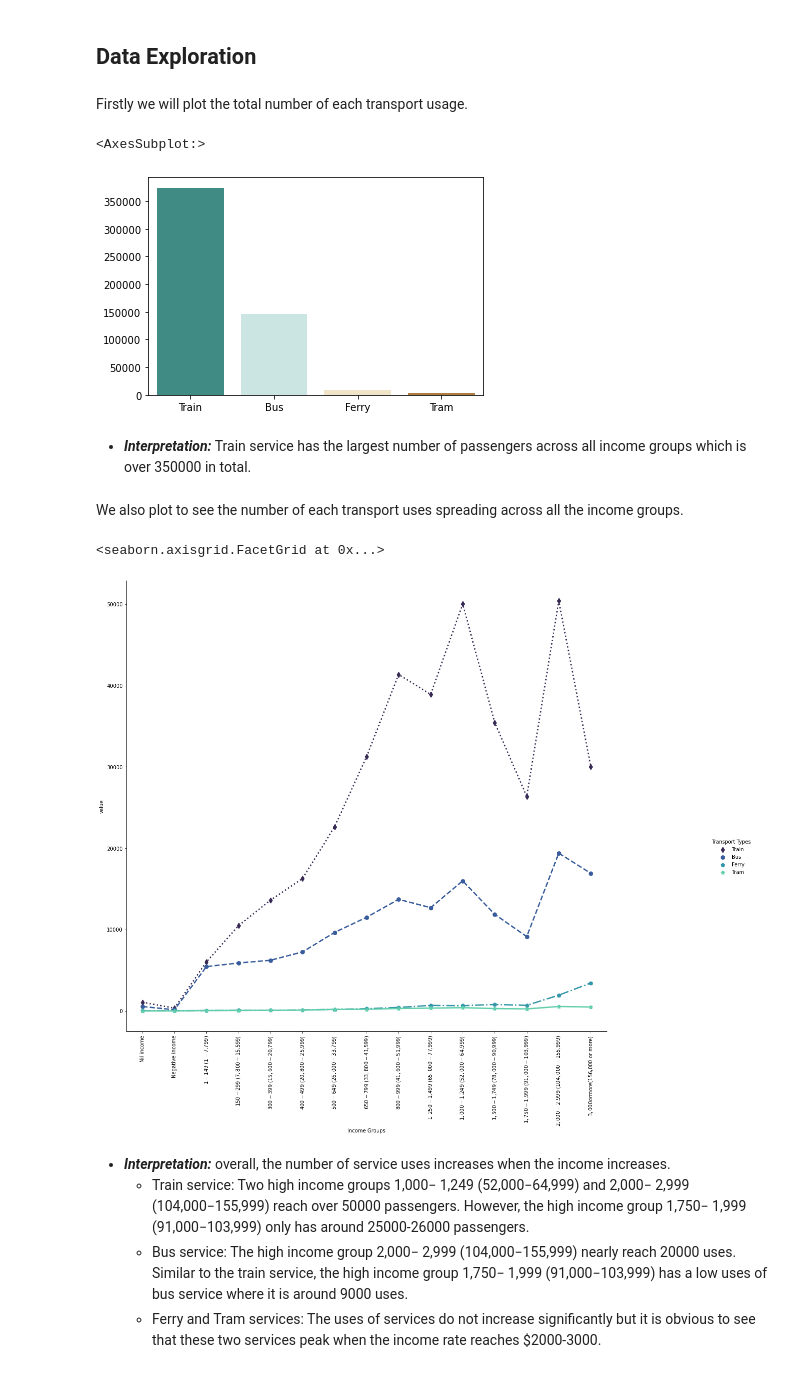
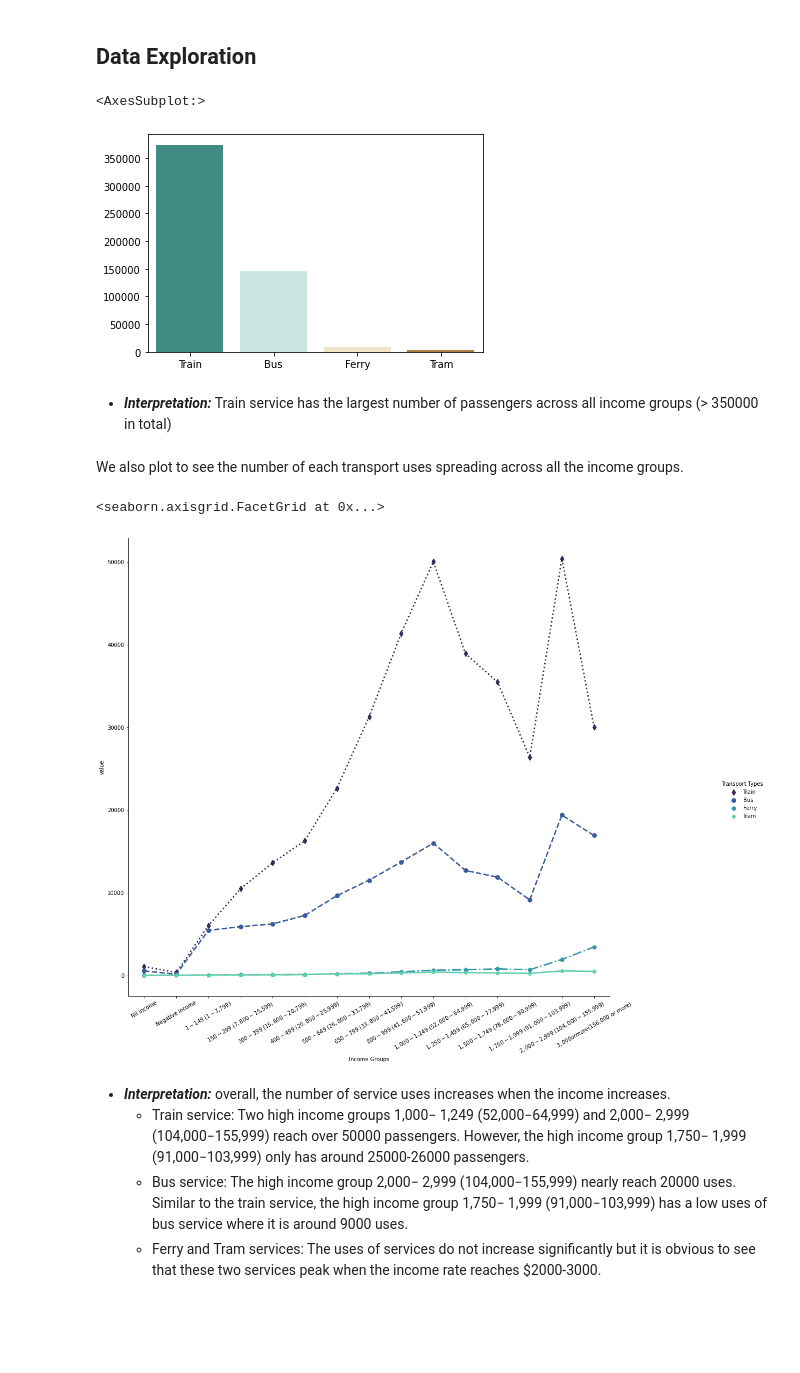
Before and after one commit to ethanaire/Analyzing-NSW-Public-Transports-with-Opal-Cards, a Jupyter notebook: Transport Usage by Income.ipynb, the cells around one changed output. Cells and saved outputs as stored; diff of their text form; code cells hidden in the pictures; blank space fills up the shorter version.

Commit message:
Made changes to code + data files

```diff
--- a/Transport Usage by Income.ipynb
+++ b/Transport Usage by Income.ipynb
@@ -81,7 +81,7 @@ As the dataset was taken from the TableBuilder of the ABS, we have to modify the
 # %%
 # Import the Excel file taken from ABS and convert into the dataframe, skip the
 # first eight rows which are the logo and the titles/names of the organisations
-df_raw = pd.read_excel("File/transportmodevsIncome.xlsx", skiprows= 8, index_col =0)
+df_raw = pd.read_excel("data/transportmodevsIncome.xlsx", skiprows= 8, index_col =0, engine="openpyxl")
 
 # Set the first row of the dataframe so far as the column names
 df_raw.columns = df_raw.iloc[0]
@@ -199,16 +201,15 @@ Name: Class, dtype: int64
 * ***Comment:*** There are more records for people who have low income than people who have high income.
 # %% [markdown]
 ## Data Exploration
-# %% [markdown]
-Firstly we will plot the total number of each transport usage.
 # %%
+#Total usage - each modes of transport
 tol_plot = income_tol.drop(["Total"], axis=1)
 sns.barplot(data= tol_plot, palette= "BrBG_r")
 # %% [output]
 <AxesSubplot:>
-[figure, old version]
+[figure, new version]
 # %% [markdown]
-* ***Interpretation:*** Train service has the largest number of passengers across all income groups which is over 350000 in total.
+* ***Interpretation:*** Train service has the largest number of passengers across all income groups (> 350000 in total)
 # %% [markdown]
 We also plot to see the number of each transport uses spreading across all the income groups.
 # %%
@@ -218,13 +220,13 @@ melted = pd.melt(temp, id_vars = "Income Groups", var_name="Transport Types")
 # %%
 sns_plot = sns.catplot(x="Income Groups", y="value", markers=["d", "o", "p", "*"],
                        linestyles=["dotted", "dashed", "dashdot", "solid"],
                        kind="point", hue= "Transport Types", data= melted,
                        palette = "mako")
 sns_plot.fig.set_size_inches(20,14)
-sns_plot.set_xticklabels(rotation = 90)
+sns_plot.set_xticklabels(rotation = 30)
 # %% [output]
 <seaborn.axisgrid.FacetGrid at 0x...>
-[figure, old version]
+[figure, new version]
 # %% [markdown]
 * ***Interpretation:*** overall, the number of service uses increases when the income increases.
     * Train service: Two high income groups 1,000− 1,249 (52,000−64,999) and 2,000− 2,999 (104,000−155,999) reach over 50000 passengers. However, the high income group 1,750− 1,999 (91,000−103,999) only has around 25000-26000 passengers.
```
Also changed, not shown: parts of 6 cells of this notebook, 1 other file.
